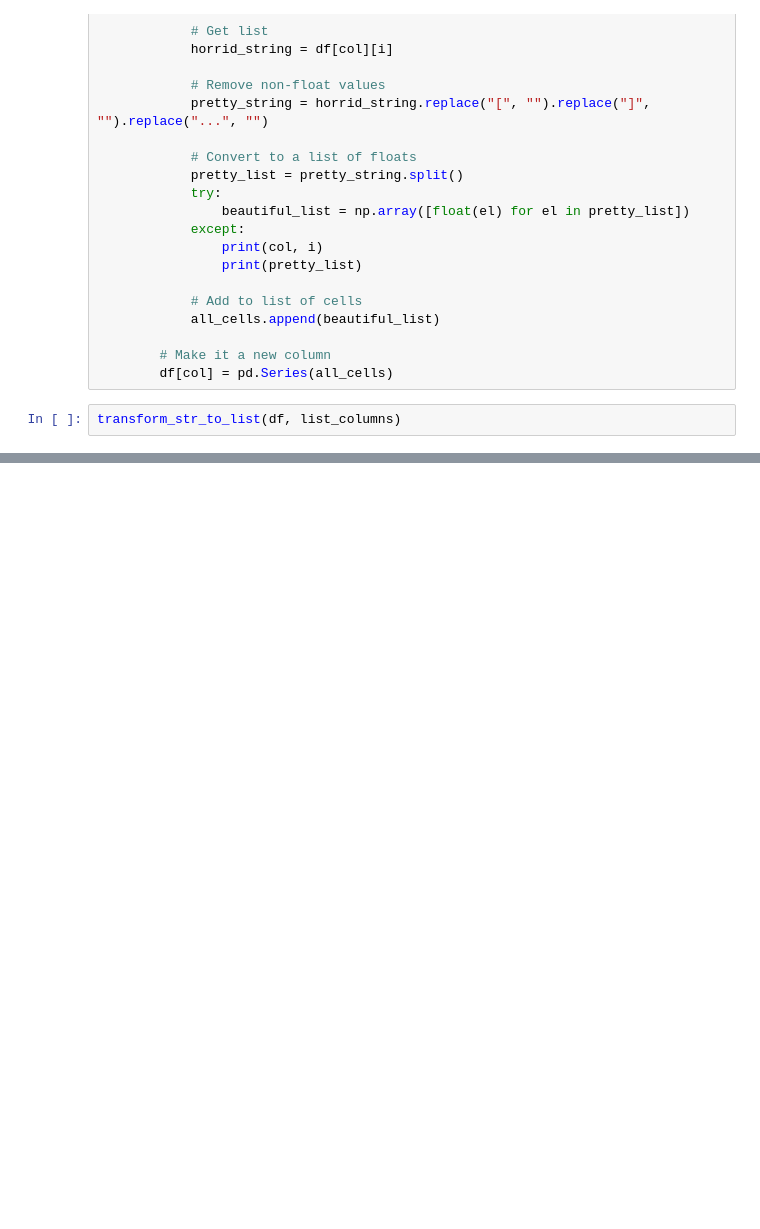
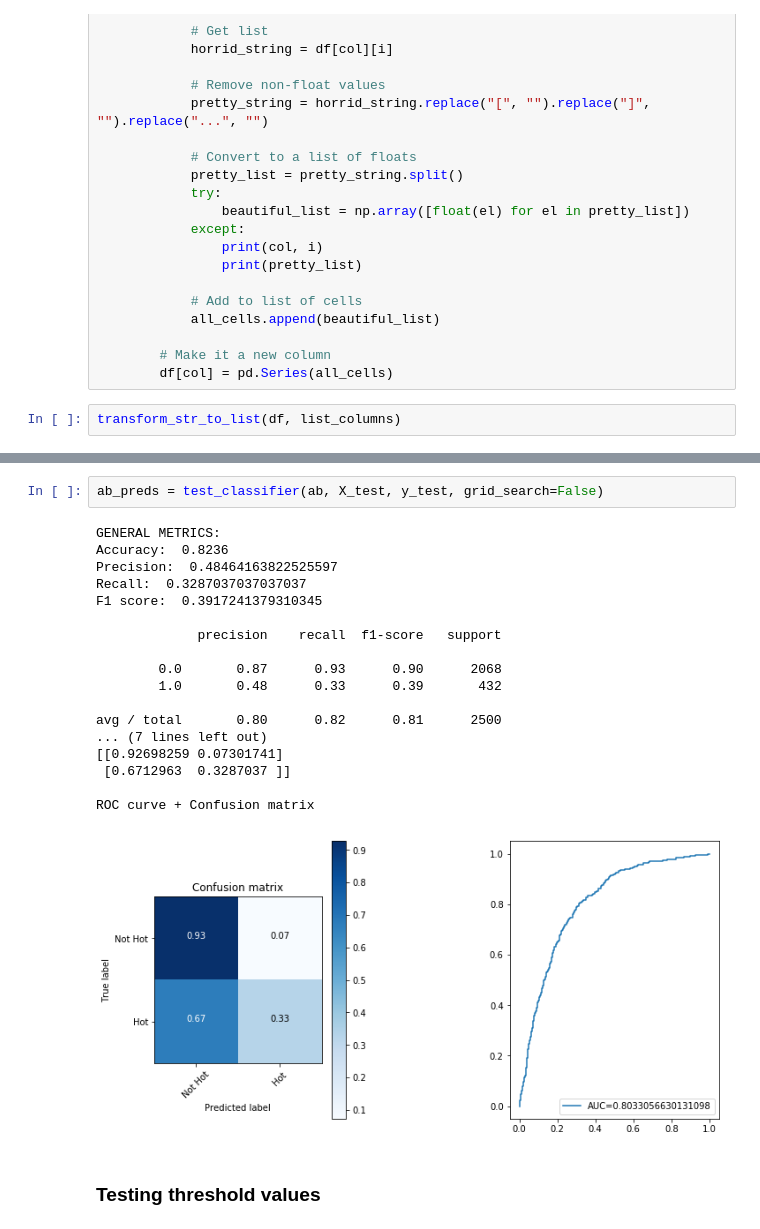
Before and after one commit to thefirebanks/SongPope, a Jupyter notebook: ensemble_learning_models.ipynb, the cells around one changed output, grey strips where cells are left out. Saved outputs shown, nothing was run; the diff lists cells and outputs as text; blank space fills up the shorter version.

```diff
--- a/ensemble_learning_models.ipynb
+++ b/ensemble_learning_models.ipynb
@@ -125,0 +348,23 @@ X_train, X_test, y_train, y_test = train_test_split(X, y, test_size=0.33, random
+# %%
+ab_preds = test_classifier(ab, X_test, y_test, grid_search=False)
+# %% [output]
+GENERAL METRICS:
+Accuracy:  0.8236
+Precision:  0.48464163822525597
+Recall:  0.3287037037037037
+F1 score:  0.3917241379310345
+
+             precision    recall  f1-score   support
+
+        0.0       0.87      0.93      0.90      2068
+        1.0       0.48      0.33      0.39       432
+
+avg / total       0.80      0.82      0.81      2500
+... (7 lines left out)
+[[0.92698259 0.07301741]
+ [0.6712963  0.3287037 ]]
+
+ROC curve + Confusion matrix
+[figure, added]
+# %% [markdown]
+### Testing threshold values
```
Also changed, not shown: parts of 40 cells of this notebook.
